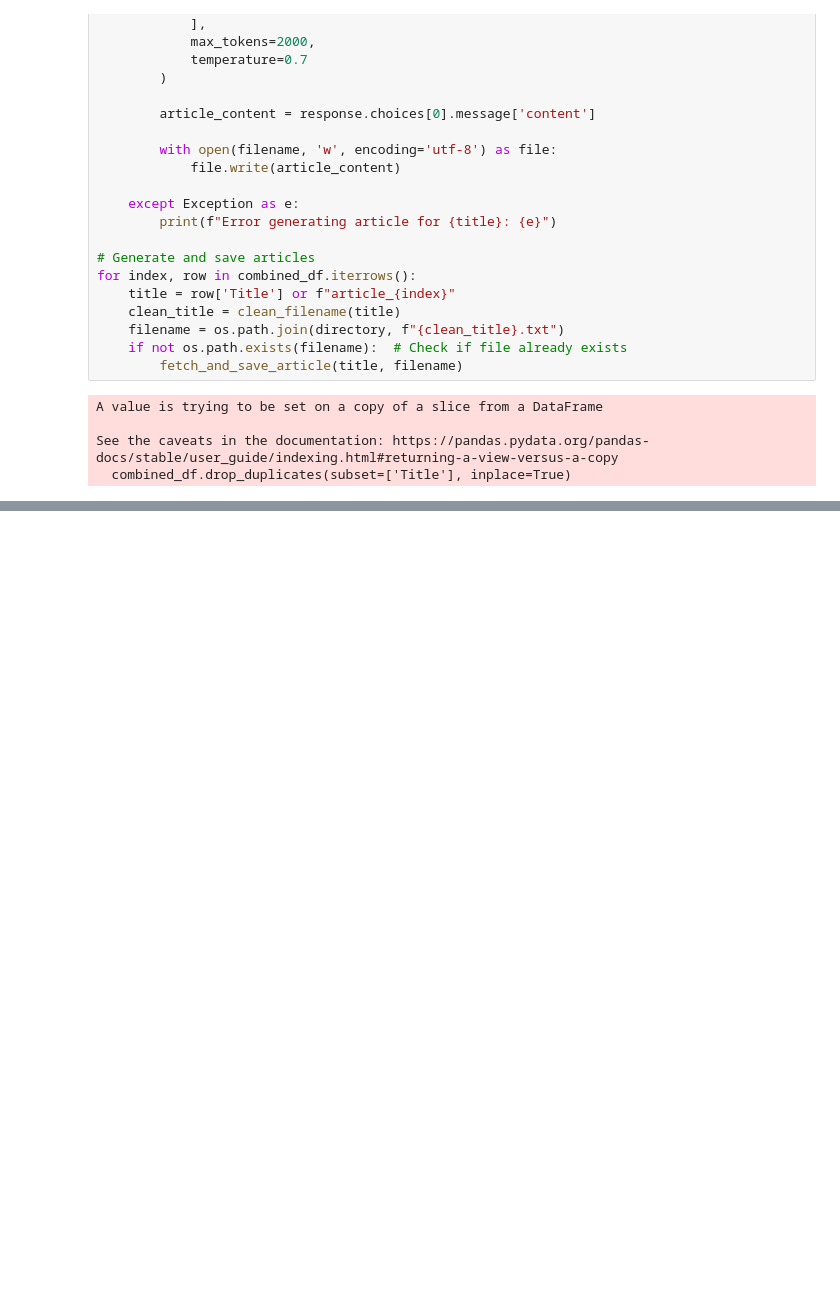
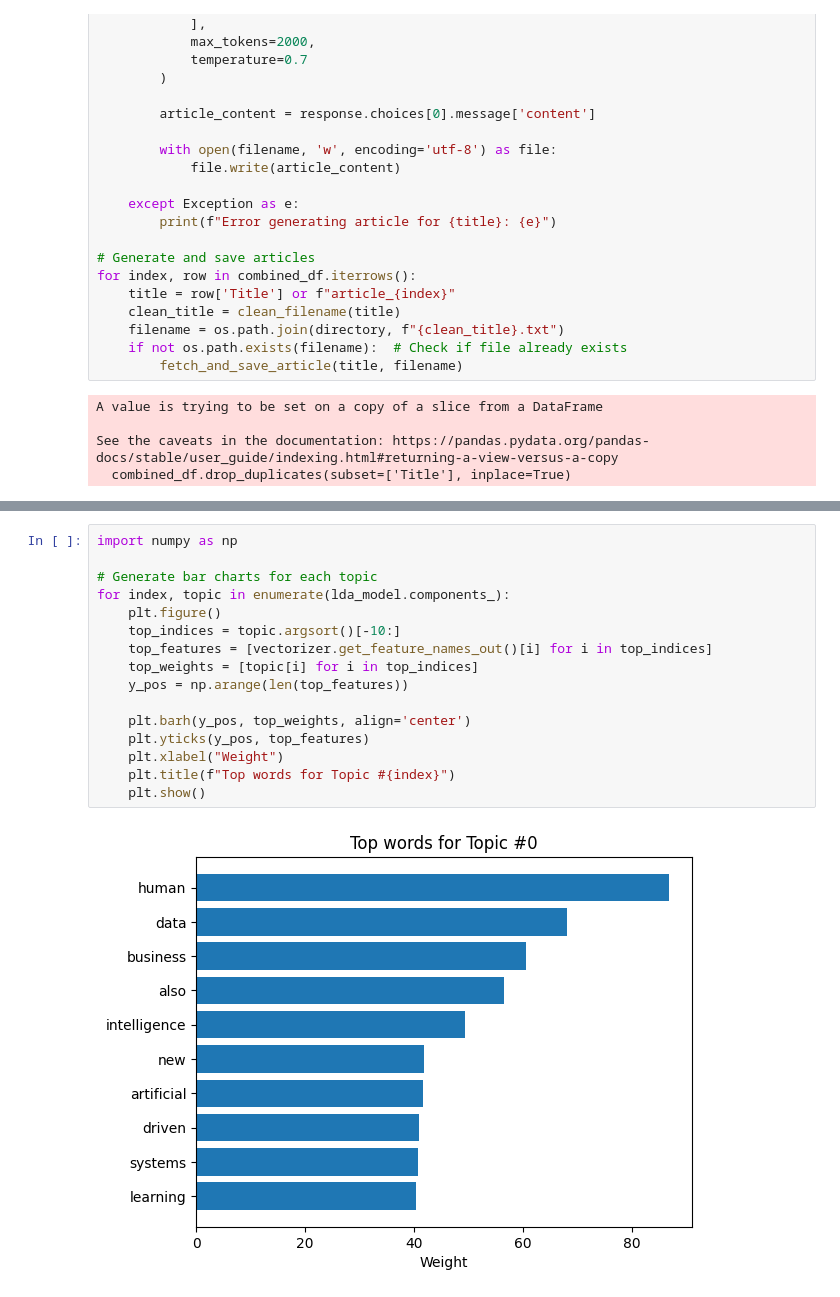
Before and after one commit to jkranyak/AI-Meta-Analysis-on-Org-policy, a Jupyter notebook: 705_MBA_FinalPaper.ipynb, the cells around one changed output, grey strips where cells are left out. Drawn from its saved outputs; the diff is of its cells as text; blank space fills up the shorter version.

```diff
--- a/705_MBA_FinalPaper.ipynb
+++ b/705_MBA_FinalPaper.ipynb
@@ -366,0 +522,18 @@ files.download(f"{directory}.zip")
+# %%
+import numpy as np
+
+# Generate bar charts for each topic
+for index, topic in enumerate(lda_model.components_):
+    plt.figure()
+    top_indices = topic.argsort()[-10:]
+    top_features = [vectorizer.get_feature_names_out()[i] for i in top_indices]
+    top_weights = [topic[i] for i in top_indices]
+    y_pos = np.arange(len(top_features))
+
+    plt.barh(y_pos, top_weights, align='center')
+    plt.yticks(y_pos, top_features)
+    plt.xlabel("Weight")
+    plt.title(f"Top words for Topic #{index}")
+    plt.show()
+# %% [output]
+[figure, added]
```
Also changed, not shown: parts of 8 cells of this notebook.
